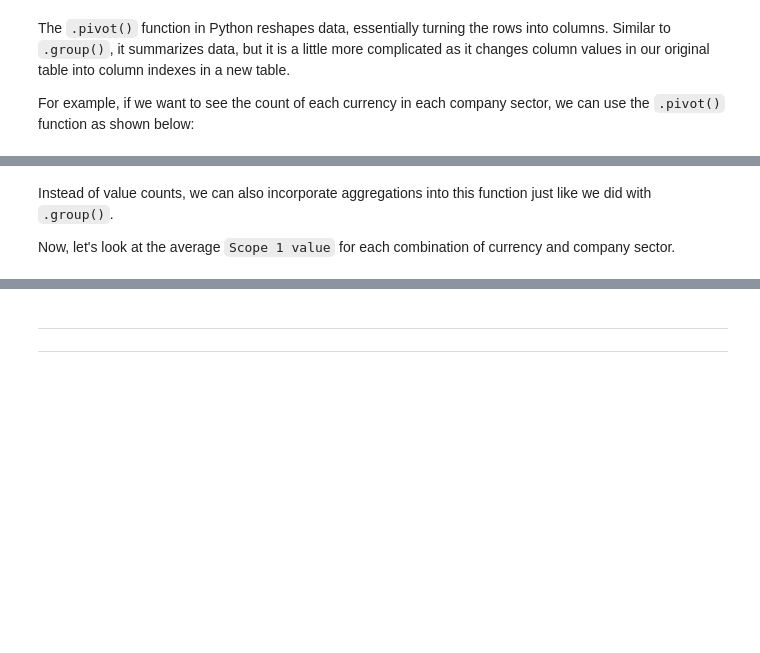
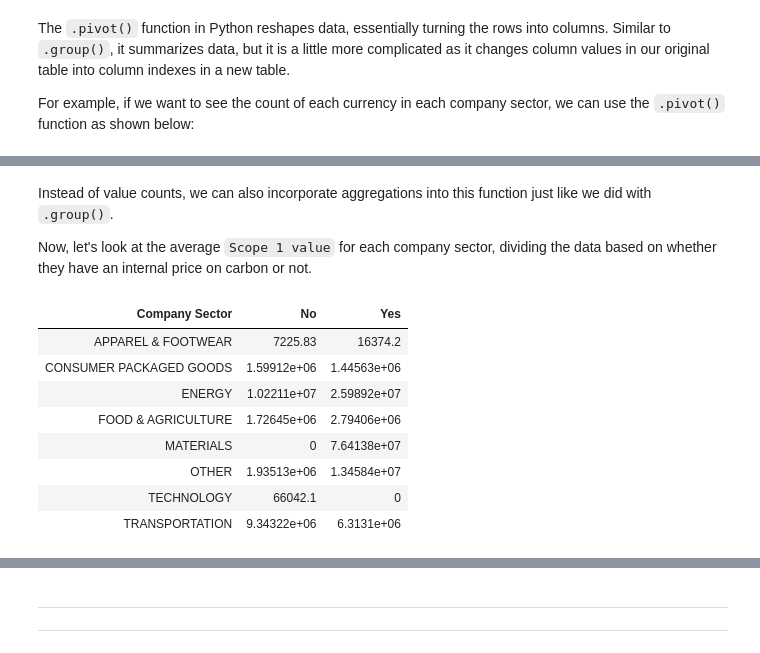
Before and after one commit to ds-modules/ESPM-136, a Jupyter notebook: nb2-eda/ESPM-136_Notebook2_EDA.ipynb, the cells around one changed output, grey strips where cells are left out. Saved outputs shown, nothing was run; the diff lists cells and outputs as text; code cells hidden in the pictures; blank space fills up the shorter version.

```diff
--- a/nb2-eda/ESPM-136_Notebook2_EDA.ipynb
+++ b/nb2-eda/ESPM-136_Notebook2_EDA.ipynb
@@ -238,10 +399,20 @@ emissions.pivot('Currency of Total Revenue', # the row index
 # %% [markdown]
 Instead of value counts, we can also incorporate aggregations into this function just like we did with `.group()`.
 
-Now, let's look at the average `Scope 1 value` for each combination of currency and company sector.
+Now, let's look at the average `Scope 1 value` for each company sector, dividing the data based on whether they have an internal price on carbon or not.
 # %%
-emissions.pivot('Currency of Total Revenue', # the row index
+emissions.pivot('Internal Price on Carbon (Y/N)', # the row index
                 'Company Sector', # the column index
                 values = 'Scope 1 value', # the variable that is being evaluated for each combination
                 collect = np.mean # how the value is going to be aggregated
                 )
+# %% [output]
+| Company Sector | No | Yes |
+| APPAREL & FOOTWEAR | 7225.83 | 16374.2 |
+| CONSUMER PACKAGED GOODS | 1.59912e+06 | 1.44563e+06 |
+| ENERGY | 1.02211e+07 | 2.59892e+07 |
+| FOOD & AGRICULTURE | 1.72645e+06 | 2.79406e+06 |
+| MATERIALS | 0 | 7.64138e+07 |
+| OTHER | 1.93513e+06 | 1.34584e+07 |
+| TECHNOLOGY | 66042.1 | 0 |
+| TRANSPORTATION | 9.34322e+06 | 6.3131e+06 |
```
Also changed, not shown: parts of 25 cells of this notebook.
